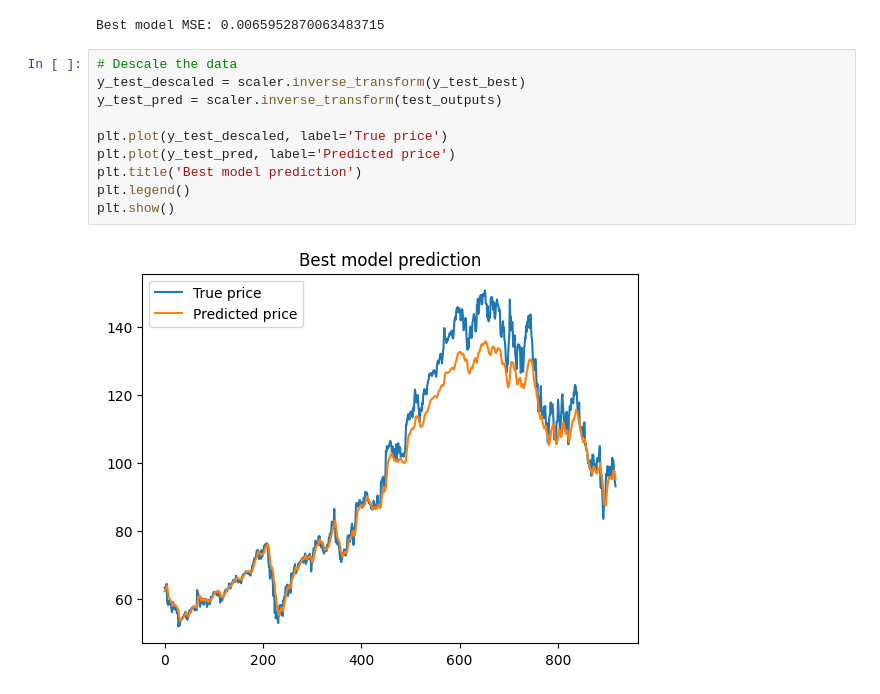
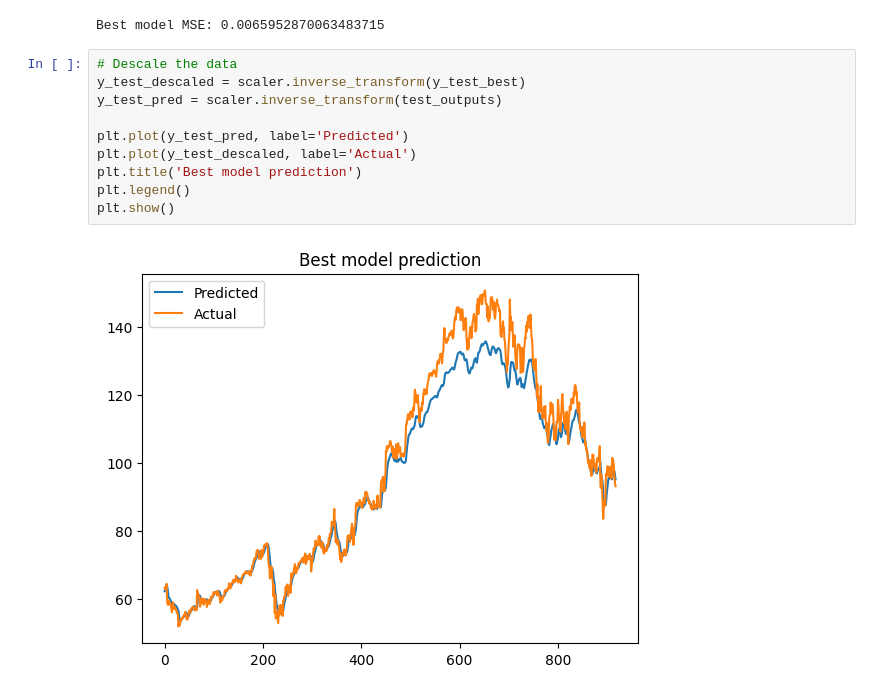
Before and after one commit to ifboelhasrin/DLF_A3, a Jupyter notebook: ass3_goog_hyptune.ipynb, the cells around one changed output. Saved outputs shown, nothing was run; the diff lists cells and outputs as text.

Commit message:
Best model prediction plot adjustments

```diff
--- a/ass3_goog_hyptune.ipynb
+++ b/ass3_goog_hyptune.ipynb
@@ -311,12 +316,12 @@ Best model MSE: 0.0065952870063483715
 # %%
 # Descale the data
 y_test_descaled = scaler.inverse_transform(y_test_best)
 y_test_pred = scaler.inverse_transform(test_outputs)
 
-plt.plot(y_test_descaled, label='True price')
-plt.plot(y_test_pred, label='Predicted price')
+plt.plot(y_test_pred, label='Predicted')
+plt.plot(y_test_descaled, label='Actual')
 plt.title('Best model prediction')
 plt.legend()
 plt.show()
 # %% [output]
-[figure, old version]
+[figure, new version]
```
Also changed, not shown: parts of 1 cell of this notebook, 6 other files.
